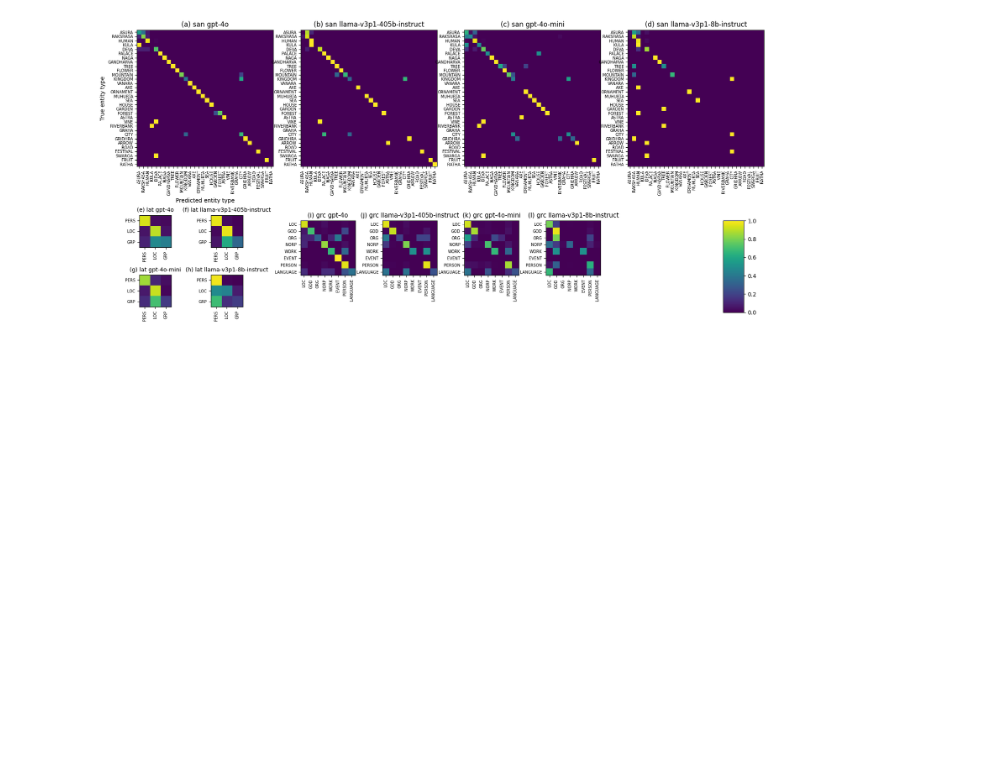
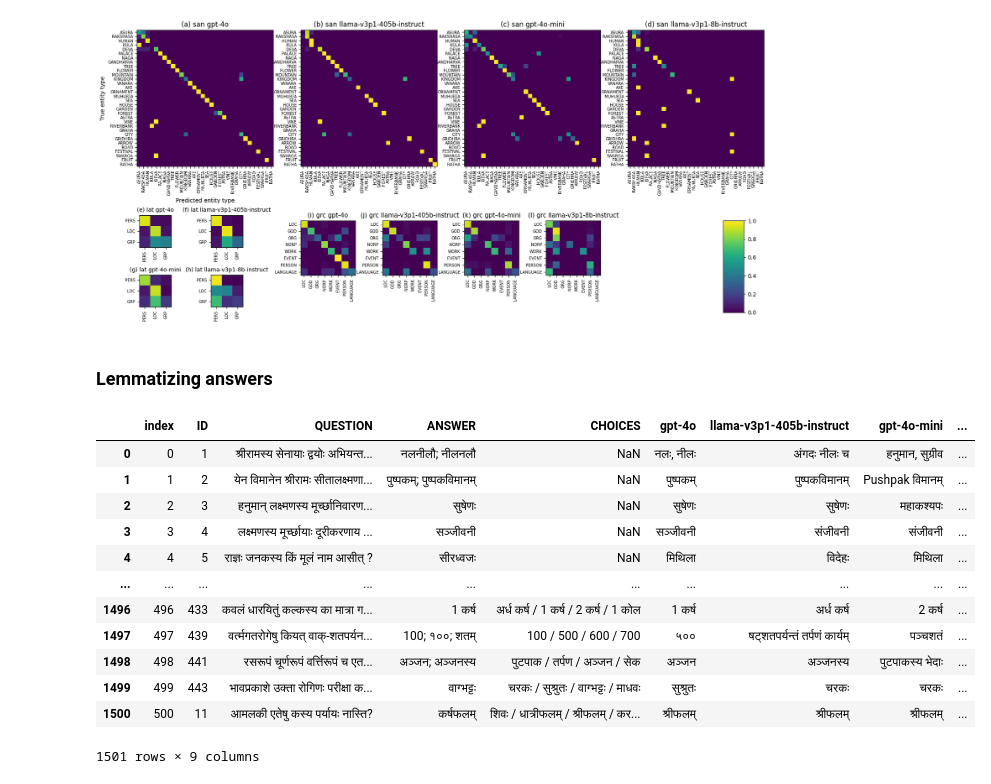
Before and after one commit to mahesh-ak/SktQA, a Jupyter notebook: Plots.ipynb, the cells around one changed output. Saved outputs shown, nothing was run; the diff lists cells and outputs as text; code cells hidden in the pictures; blank space fills up the shorter version.

```diff
--- a/Plots.ipynb
+++ b/Plots.ipynb
@@ -1178,3 +1178,5 @@ plt.savefig("results/ner/ner_cm.png", dpi=300, bbox_inches="tight")
 plt.show()
 # %% [output]
 [figure]
+# %% [markdown]
+### Lemmatizing answers
@@ -1180,0 +1191,20 @@ plt.show()
+# %%
+files = [f"results/zero_shot/{pre}_en_0.tsv" for pre in ['sanskrit','ayurveda']]
+# %%
+df_1, df_2 = pd.read_csv(files[0], sep='\t'), pd.read_csv(files[1], sep='\t')
+df_ = pd.concat([df_1, df_2]).reset_index()
+df_
+# %% [output]
+|  | index | ID | QUESTION | ANSWER | CHOICES | gpt-4o | llama-v3p1-405b-instruct | gpt-4o-mini | ... |
+| 0 | 0 | 1 | श्रीरामस्य सेनायाः द्वयोः अभियन्त... | नलनीलौ; नीलनलौ | NaN | नलः, नीलः | अंगदः नीलः च | हनुमान, सुग्रीव | ... |
+| 1 | 1 | 2 | येन विमानेन श्रीरामः सीतालक्ष्मणा... | पुष्पकम्; पुष्पकविमानम् | NaN | पुष्पकम् | पुष्पकविमानम् | Pushpak विमानम् | ... |
+| 2 | 2 | 3 | हनुमान् लक्ष्मणस्य मूर्च्छानिवारण... | सुषेणः | NaN | सुषेणः | सुषेणः | महाकश्यपः | ... |
+| 3 | 3 | 4 | लक्ष्मणस्य मूर्च्छायाः दूरीकरणाय ... | सञ्जीवनी | NaN | सञ्जीवनी | संजीवनी | संजीवनी | ... |
+| 4 | 4 | 5 | राज्ञः जनकस्य किं मूलं नाम आसीत् ? | सीरध्वजः | NaN | मिथिला | विदेहः | मिथिला | ... |
+| ... | ... | ... | ... | ... | ... | ... | ... | ... | ... |
+| 1496 | 496 | 433 | कवलं धारयितुं कल्कस्य का मात्रा ग... | 1 कर्ष | अर्ध कर्ष / 1 कर्ष / 2 कर्ष / 1 कोल | 1 कर्ष | अर्ध कर्ष | 2 कर्ष | ... |
+| 1497 | 497 | 439 | वर्त्मगतरोगेषु कियत् वाक्-शतपर्यन... | 100; १००; शतम् | 100 / 500 / 600 / 700 | ५०० | षट्शतपर्यन्तं तर्पणं कार्यम् | पञ्चशतं | ... |
+| 1498 | 498 | 441 | रसरूपं चूर्णरूपं वर्त्तिरूपं च एत... | अञ्जन; अञ्जनस्य | पुटपाक / तर्पण / अञ्जन / सेक | अञ्जन | अञ्जनस्य | पुटपाकस्य भेदाः | ... |
+| 1499 | 499 | 443 | भावप्रकाशे उक्ता रोगिणः परीक्षा क... | वाग्भट्टः | चरकः / सुश्रुतः / वाग्भट्टः / माधवः | सुश्रुतः | चरकः | चरकः | ... |
+| 1500 | 500 | 11 | आमलकी एतेषु कस्य पर्यायः नास्ति? | कर्षफलम् | शिवः / धात्रीफलम् / श्रीफलम् / कर... | श्रीफलम् | श्रीफलम् | श्रीफलम् | ... |
+1501 rows × 9 columns
```
Also changed, not shown: parts of 9 cells of this notebook, 7 other files.
